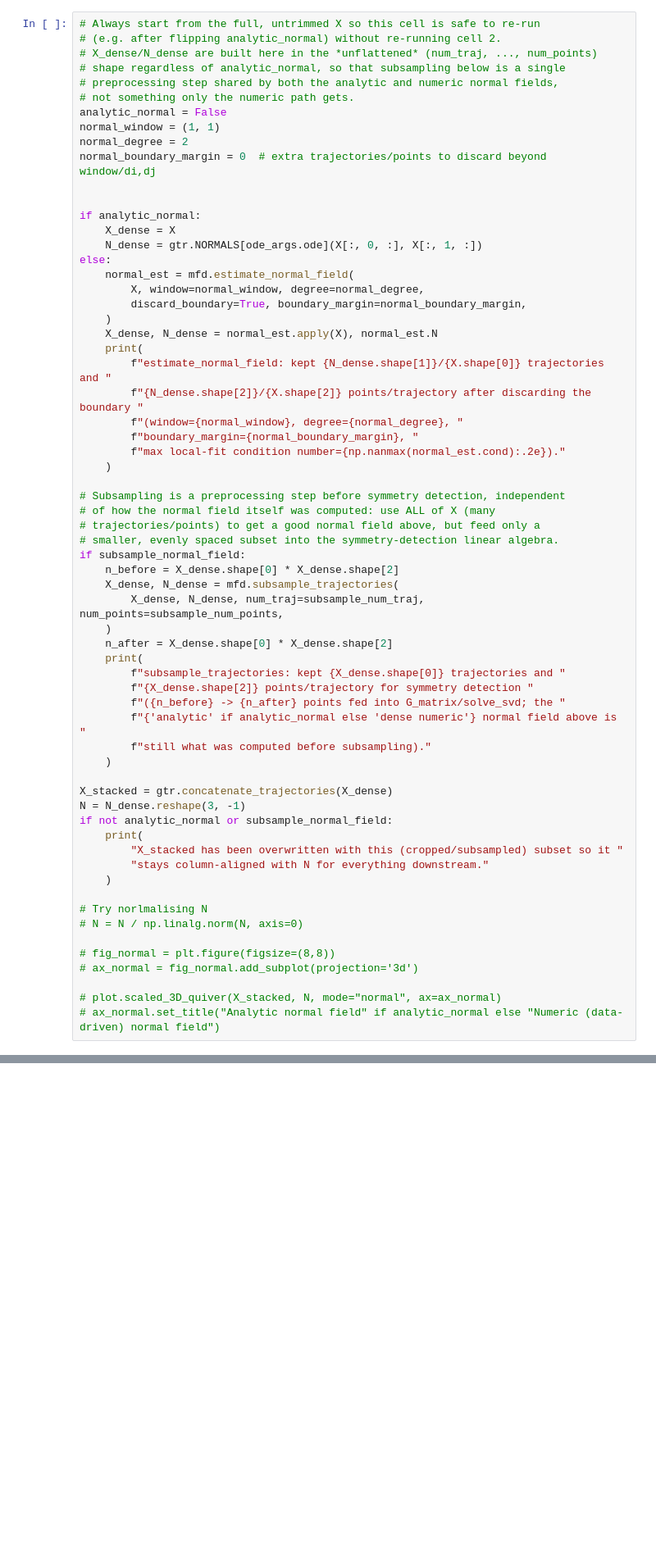
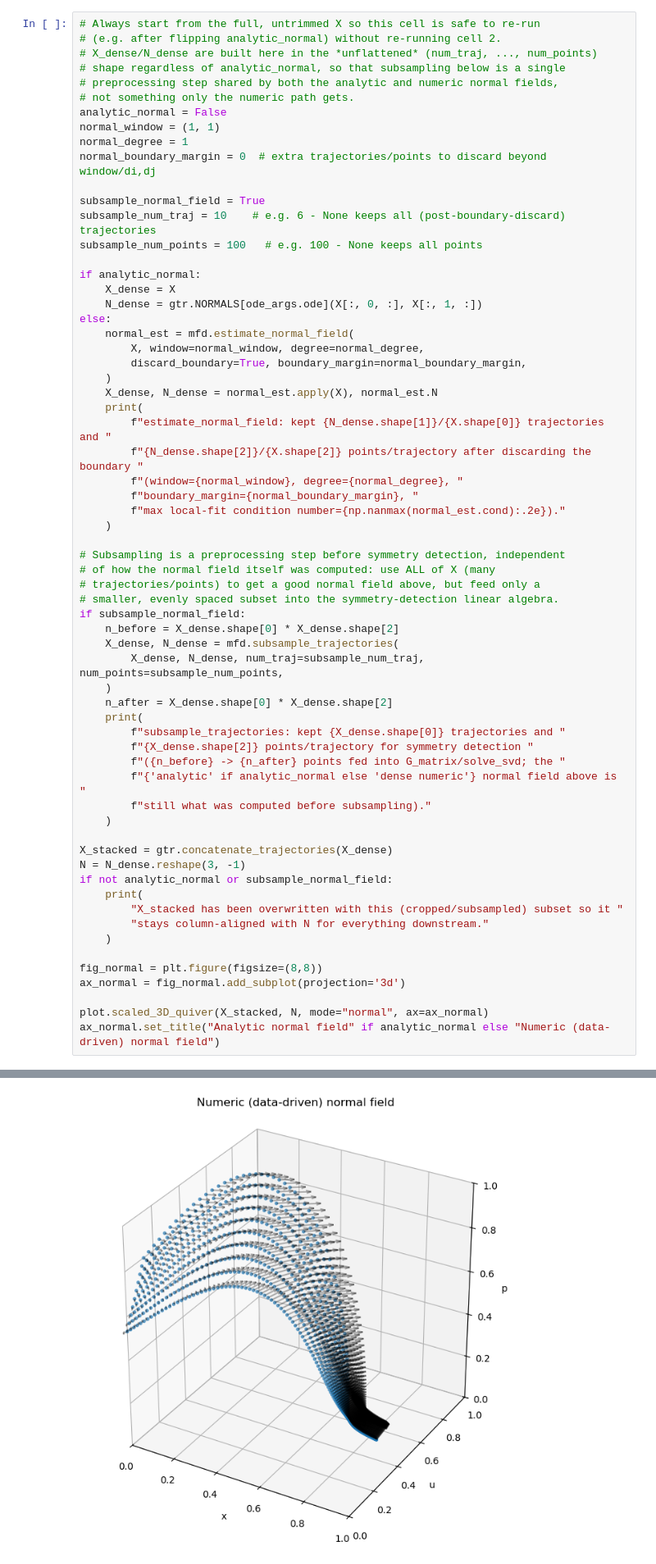
Before and after one commit to rros22/symmetry-detection, a Jupyter notebook: notebooks/ode_symmetry_explorer.ipynb, the cells around one changed output, grey strips where cells are left out. Shown at 82% size. Saved outputs shown, nothing was run; the diff lists cells and outputs as text; blank space fills up the shorter version.

```diff
--- a/notebooks/ode_symmetry_explorer.ipynb
+++ b/notebooks/ode_symmetry_explorer.ipynb
@@ -180,9 +161,12 @@ whenever `analytic_normal=False` and/or `subsample_normal_field=True`, so everyt
 # not something only the numeric path gets.
 analytic_normal = False
 normal_window = (1, 1)
-normal_degree = 2
+normal_degree = 1
 normal_boundary_margin = 0  # extra trajectories/points to discard beyond window/di,dj
 
+subsample_normal_field = True
+subsample_num_traj = 10    # e.g. 6 - None keeps all (post-boundary-discard) trajectories
+subsample_num_points = 100   # e.g. 100 - None keeps all points
 
 if analytic_normal:
     X_dense = X
@@ -227,12 +211,9 @@ if not analytic_normal or subsample_normal_field:
         "stays column-aligned with N for everything downstream."
     )
 
-# Try norlmalising N
-# N = N / np.linalg.norm(N, axis=0)
+fig_normal = plt.figure(figsize=(8,8))
+ax_normal = fig_normal.add_subplot(projection='3d')
 
-# fig_normal = plt.figure(figsize=(8,8))
-# ax_normal = fig_normal.add_subplot(projection='3d')
-
-# plot.scaled_3D_quiver(X_stacked, N, mode="normal", ax=ax_normal)
-# ax_normal.set_title("Analytic normal field" if analytic_normal else "Numeric (data-driven) normal field")
+plot.scaled_3D_quiver(X_stacked, N, mode="normal", ax=ax_normal)
+ax_normal.set_title("Analytic normal field" if analytic_normal else "Numeric (data-driven) normal field")
 # %% [output]
@@ -243,3 +224,4 @@ X_stacked has been overwritten with this (cropped/subsampled) subset so it stays
+[figure, added]
 # %% [markdown]
 ## 3. Symmetry detection
 
```
Also changed, not shown: parts of 7 cells of this notebook, 1 other file.
